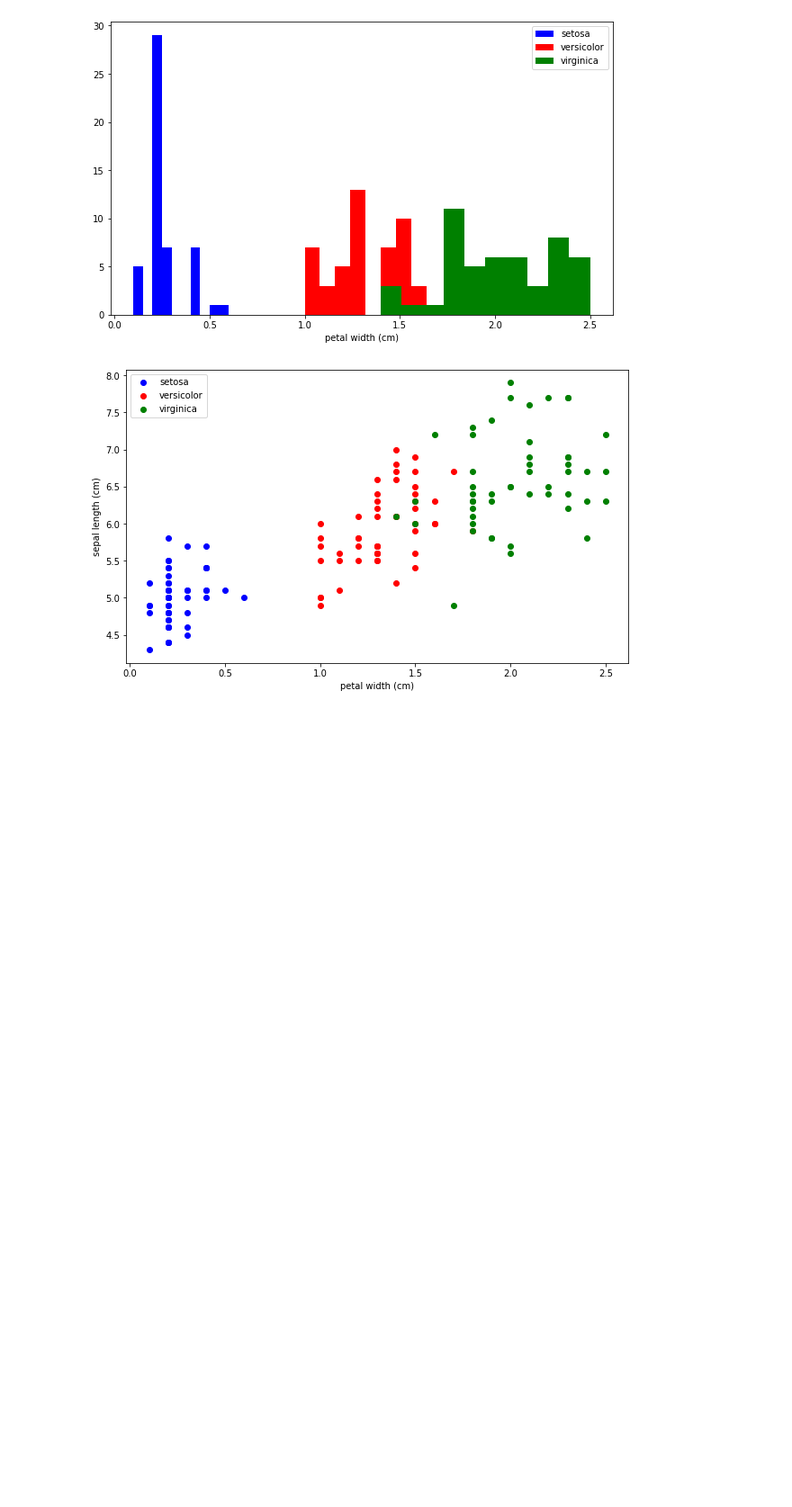
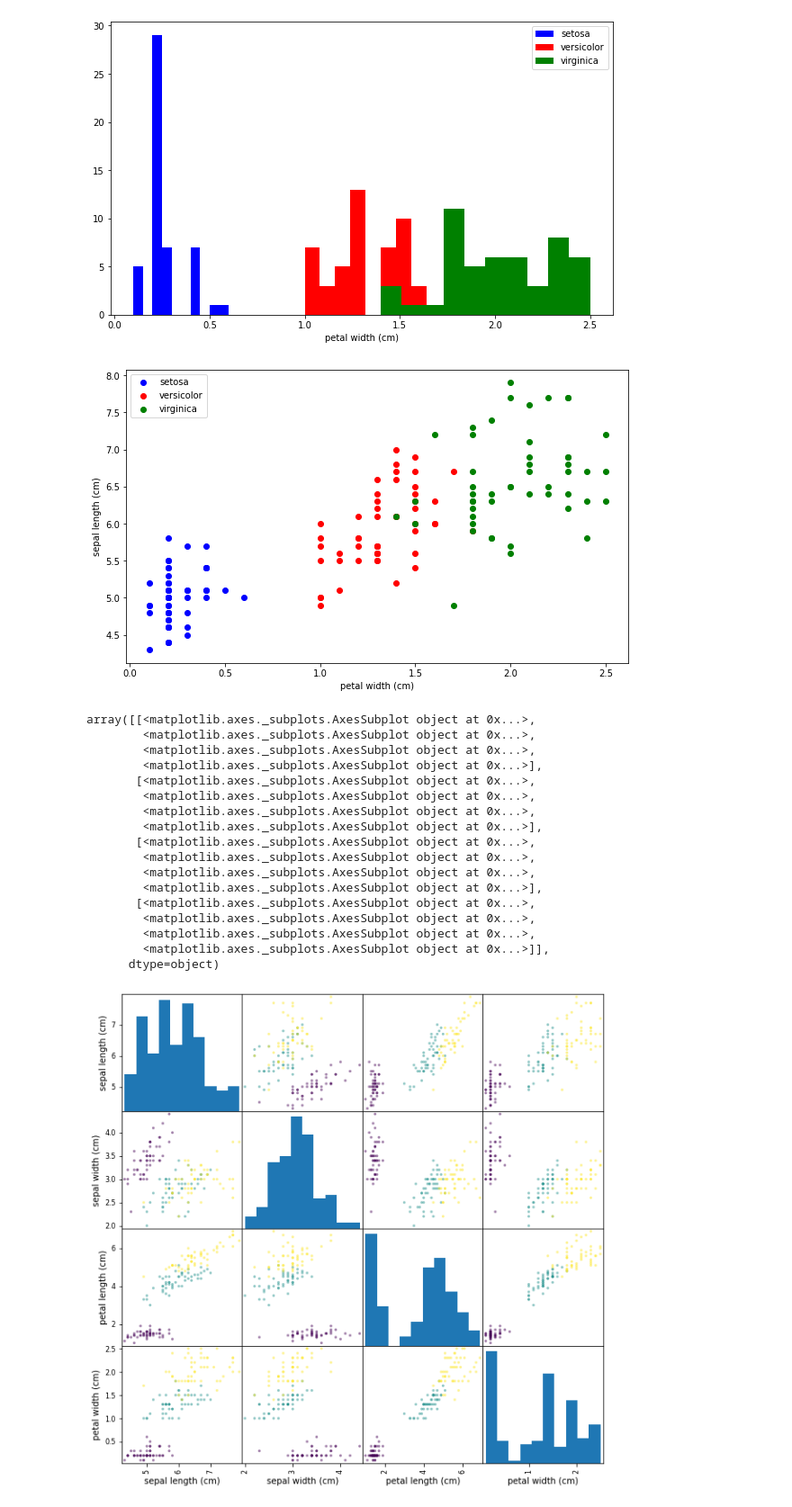
Before and after one commit to Amirserajj/ML-Lab, a Jupyter notebook: ML_Lab_Scikit.ipynb, the cells around one changed output. Shown: that part at 90% size. Cells and saved outputs as stored; diff of their text form; code cells hidden in the pictures; blank space fills up the shorter version.

```diff
--- a/ML_Lab_Scikit.ipynb
+++ b/ML_Lab_Scikit.ipynb
@@ -52,3 +52,27 @@ plt.legend(loc="upper left")
 plt.show()
 # %% [output]
 [figure]
+# %%
+import pandas as pd
+
+iris_df=pd.DataFrame(iris.data,columns=iris.feature_names)
+pd.plotting.scatter_matrix(iris_df,c=iris.target,figsize=(10,10))
+# %% [output]
+array([[<matplotlib.axes._subplots.AxesSubplot object at 0x...>,
+        <matplotlib.axes._subplots.AxesSubplot object at 0x...>,
+        <matplotlib.axes._subplots.AxesSubplot object at 0x...>,
+        <matplotlib.axes._subplots.AxesSubplot object at 0x...>],
+       [<matplotlib.axes._subplots.AxesSubplot object at 0x...>,
+        <matplotlib.axes._subplots.AxesSubplot object at 0x...>,
+        <matplotlib.axes._subplots.AxesSubplot object at 0x...>,
+        <matplotlib.axes._subplots.AxesSubplot object at 0x...>],
+       [<matplotlib.axes._subplots.AxesSubplot object at 0x...>,
+        <matplotlib.axes._subplots.AxesSubplot object at 0x...>,
+        <matplotlib.axes._subplots.AxesSubplot object at 0x...>,
+        <matplotlib.axes._subplots.AxesSubplot object at 0x...>],
+       [<matplotlib.axes._subplots.AxesSubplot object at 0x...>,
+        <matplotlib.axes._subplots.AxesSubplot object at 0x...>,
+        <matplotlib.axes._subplots.AxesSubplot object at 0x...>,
+        <matplotlib.axes._subplots.AxesSubplot object at 0x...>]],
+      dtype=object)
+[figure, added]
```
Also changed, not shown: parts of 4 cells of this notebook.
